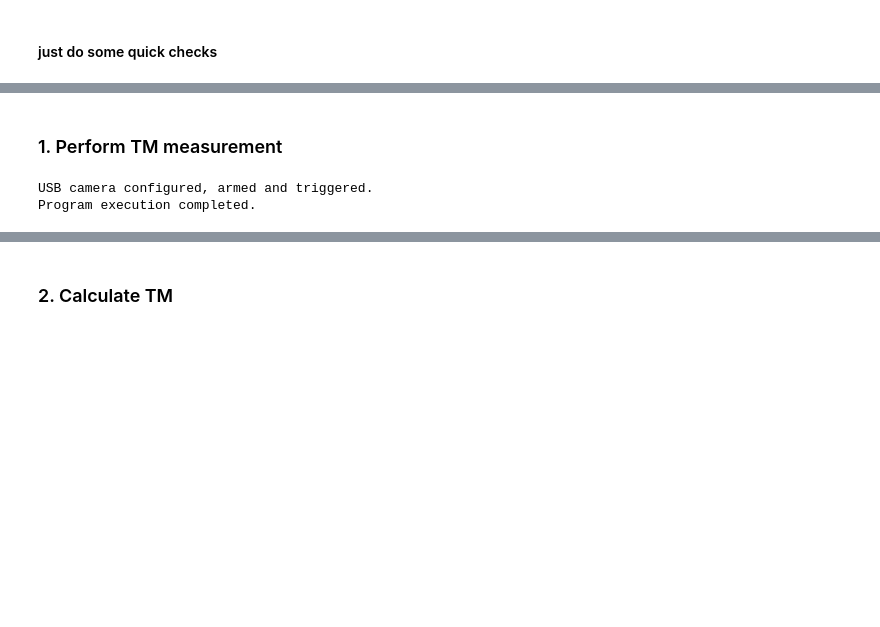
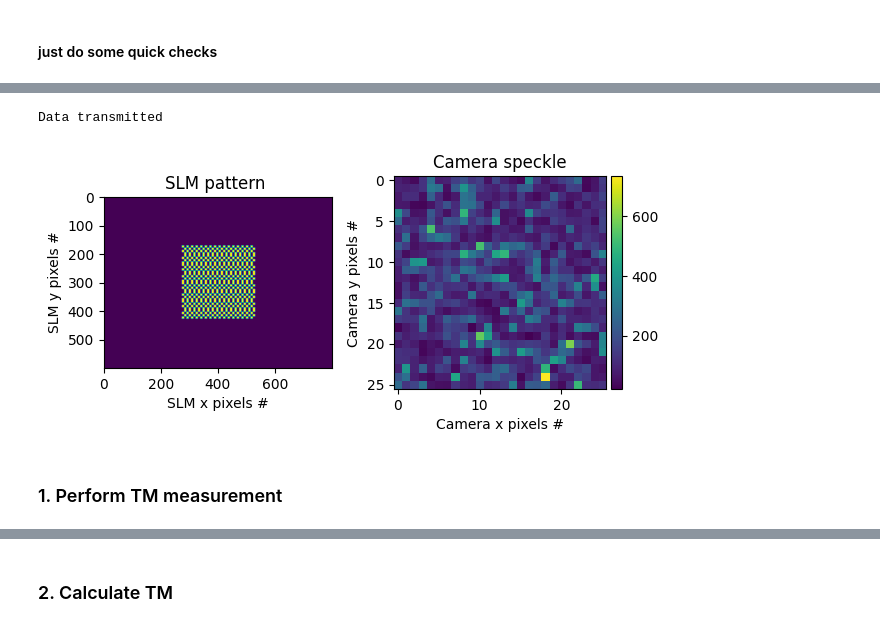
Before and after one commit to alextavern/slmoptim, a Jupyter notebook: notebooks/TM_measurement.ipynb, the cells around one changed output, grey strips where cells are left out. Cells and saved outputs as stored; diff of their text form; code cells hidden in the pictures; blank space fills up the shorter version.

```diff
--- a/notebooks/TM_measurement.ipynb
+++ b/notebooks/TM_measurement.ipynb
@@ -55,17 +142,8 @@ pattern, frame = check((0, 1), order, mag, roi, bins, exposure_time, gain, timeo
+# %%
+pattern, frame = check(slm_raspPi, camera,
+                       num_in, (5, 1), slm_macropixel)
+# %% [output]
+Data transmitted
+[figure, added]
 # %% [markdown]
 ### 1. Perform TM measurement
-# %%
-tm_raw = transmission_matrix.measTM(roi=roi,
-                            bins=bins,
-                            exposure_time=exposure_time,
-                            order=order,
-                            mag=mag,
-                            path=None)
-
-patterns, frames = tm_raw.get_tm()
-
-#save measurement to file
-tm_raw.save_tm()
-# %% [output]
-USB camera configured, armed and triggered.
-Program execution completed.
```
Also changed, not shown: parts of 40 cells of this notebook, 8 other files.
